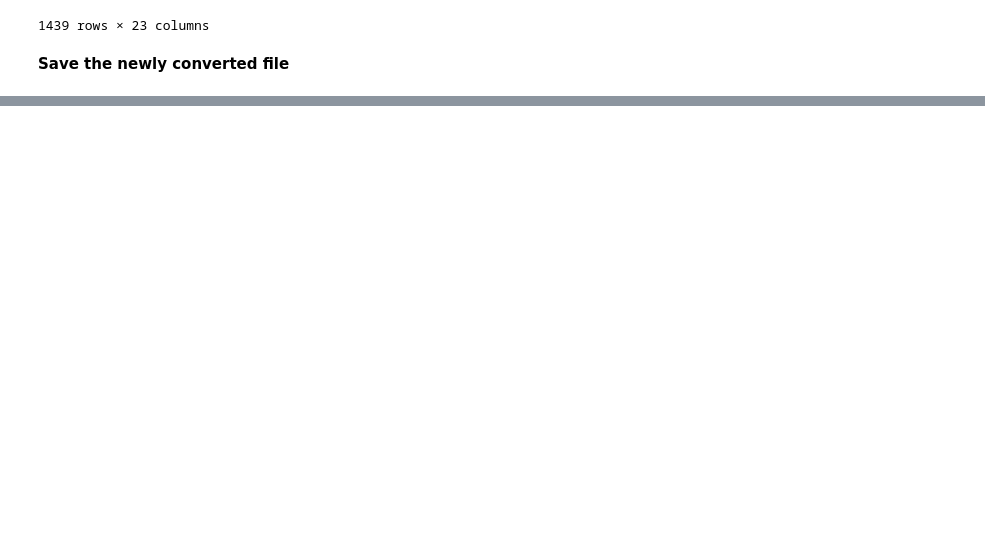
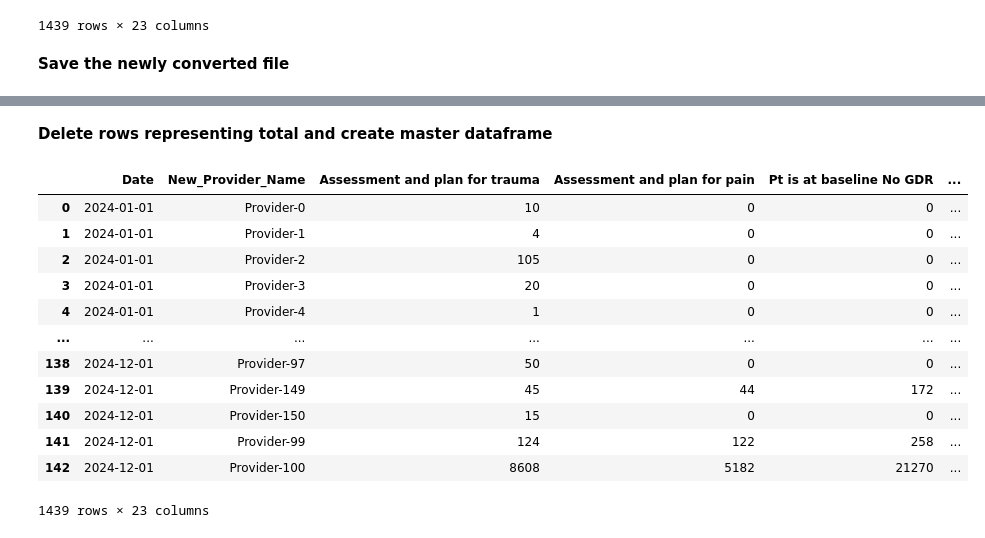
Before and after one commit to RenukaD13/FL_mental_health_providers, a Jupyter notebook: FL_mh_provider.ipynb, the cells around one changed output, grey strips where cells are left out. Saved outputs shown, nothing was run; the diff lists cells and outputs as text; code cells hidden in the pictures; blank space fills up the shorter version.

```diff
--- a/FL_mh_provider.ipynb
+++ b/FL_mh_provider.ipynb
@@ -255,0 +276,18 @@ df_provider_2024.to_csv(csv_path, index=False)
+# %% [markdown]
+**Delete rows representing total and create master dataframe**
+# %%
+df_provider_2024
+# %% [output]
+|  | Date | New_Provider_Name | Assessment and plan for trauma | Assessment and plan for pain | Pt is at baseline No GDR | ... |
+| 0 | 2024-01-01 | Provider-0 | 10 | 0 | 0 | ... |
+| 1 | 2024-01-01 | Provider-1 | 4 | 0 | 0 | ... |
+| 2 | 2024-01-01 | Provider-2 | 105 | 0 | 0 | ... |
+| 3 | 2024-01-01 | Provider-3 | 20 | 0 | 0 | ... |
+| 4 | 2024-01-01 | Provider-4 | 1 | 0 | 0 | ... |
+| ... | ... | ... | ... | ... | ... | ... |
+| 138 | 2024-12-01 | Provider-97 | 50 | 0 | 0 | ... |
+| 139 | 2024-12-01 | Provider-149 | 45 | 44 | 172 | ... |
+| 140 | 2024-12-01 | Provider-150 | 15 | 0 | 0 | ... |
+| 141 | 2024-12-01 | Provider-99 | 124 | 122 | 258 | ... |
+| 142 | 2024-12-01 | Provider-100 | 8608 | 5182 | 21270 | ... |
+1439 rows × 23 columns
```
Also changed, not shown: parts of 15 cells of this notebook, 3 other files.
